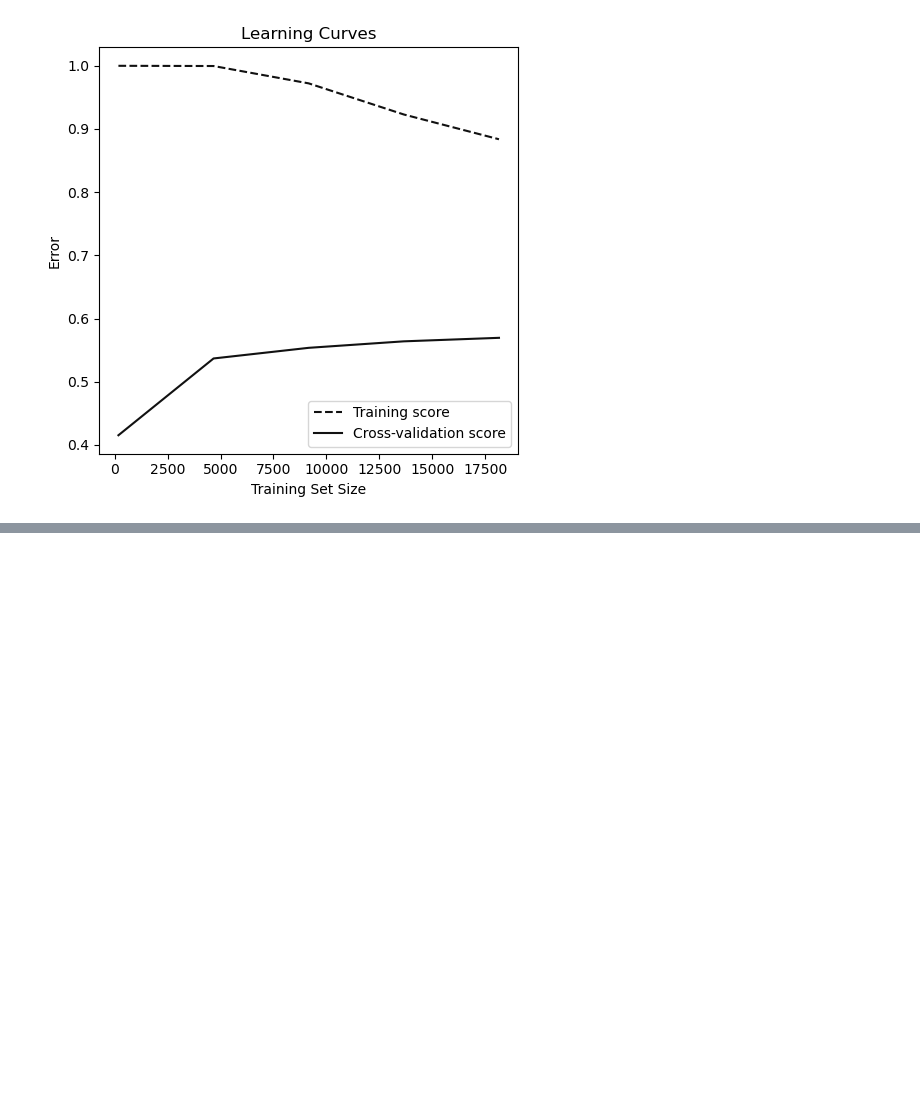
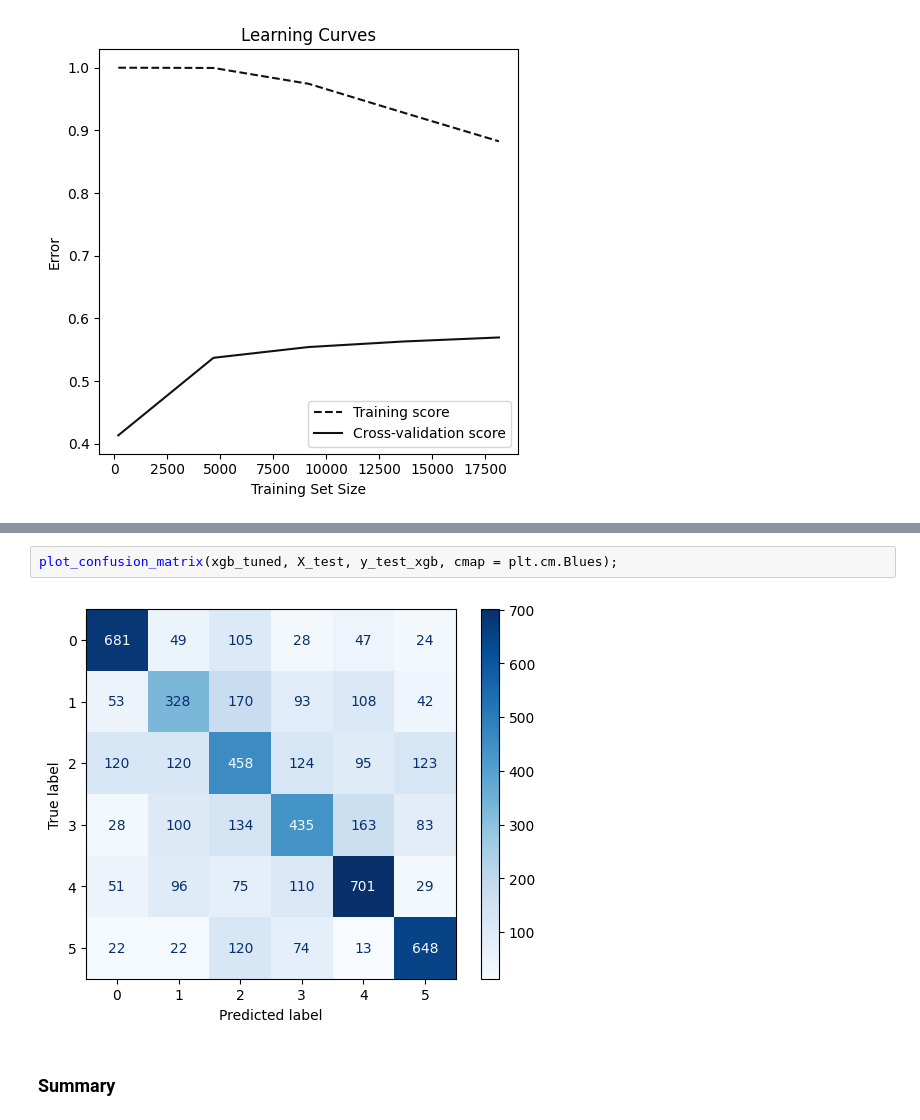
Before and after one commit to OscarOchoaS/Machine_Learning_Project, a Jupyter notebook: notebooks/6_Model_XGB.ipynb, the cells around one changed output, grey strips where cells are left out. Cells and saved outputs as stored; diff of their text form; blank space fills up the shorter version.

```diff
--- a/notebooks/6_Model_XGB.ipynb
+++ b/notebooks/6_Model_XGB.ipynb
@@ -147,0 +240,6 @@ learning_curve_plot(xgb_tuned, X_train, y_train_xgb, scoring = 'r2')
+# %%
+plot_confusion_matrix(xgb_tuned, X_test, y_test_xgb, cmap = plt.cm.Blues);
+# %% [output]
+[figure, added]
+# %% [markdown]
+### Summary
```
Also changed, not shown: parts of 31 cells of this notebook, 4 other files.
